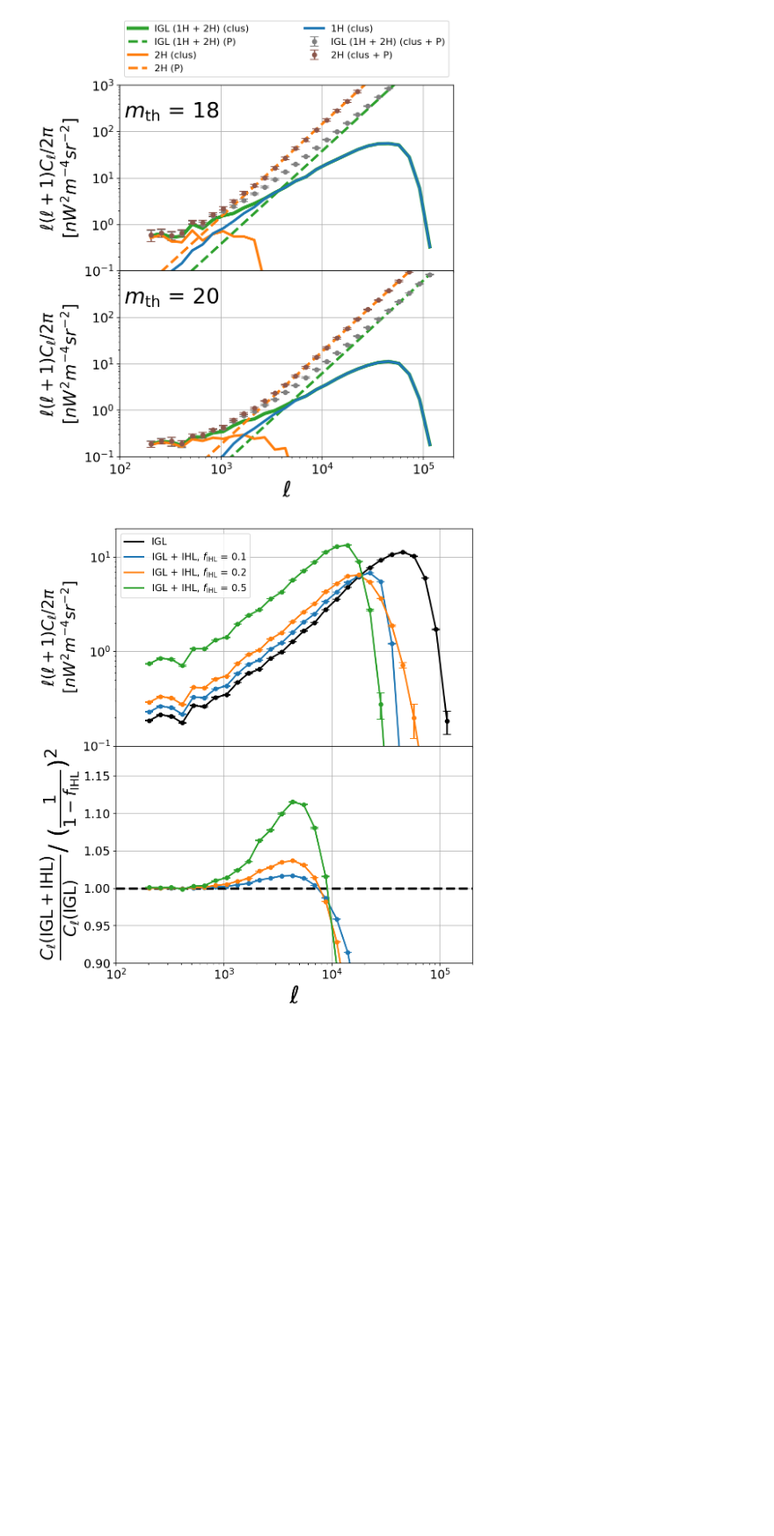
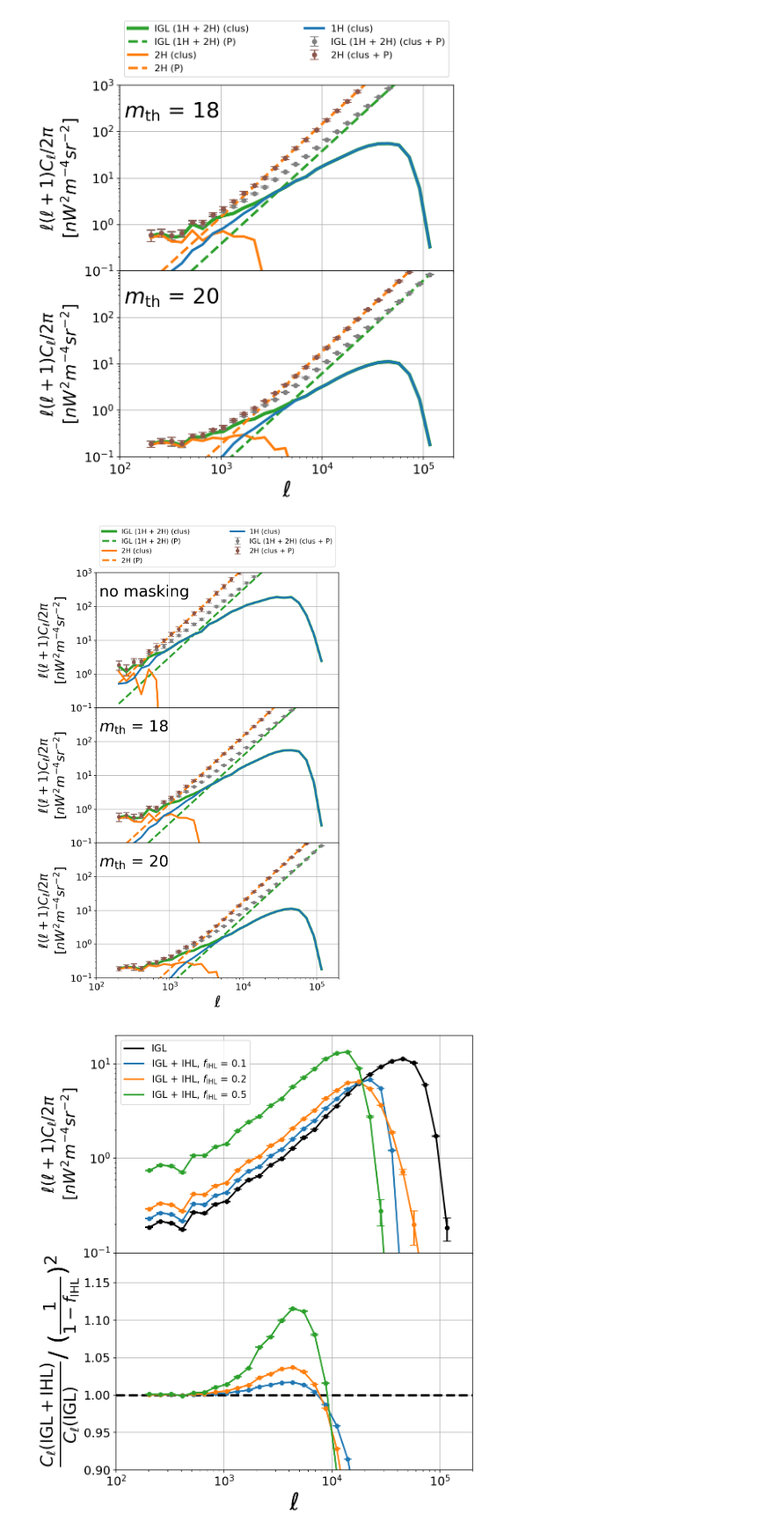
Before and after one commit to yuntingcheng/python_ciber, a Jupyter notebook: stack_modelfit/MICECAT_paperfigs.ipynb, the cells around one changed output. Shown at 88% size. Drawn from its saved outputs; the diff is of its cells as text; code cells hidden in the pictures; blank space fills up the shorter version.

```diff
--- a/stack_modelfit/MICECAT_paperfigs.ipynb
+++ b/stack_modelfit/MICECAT_paperfigs.ipynb
@@ -158,5 +241,75 @@ plt.savefig('plots/MICECAT_paperfig/IGL_Cl.pdf',dpi=100, bbox_inches='tight')
 # %% [output]
 [figure]
+# %%
+fig, ax = plt.subplots(3,1, figsize=(7, 12))
+for i, m_th in enumerate([-np.inf,18,20]):
+    Cl_data = get_Cl_data(ihl_model='NFW', m_th=m_th)
+
+    l = Cl_data['l']
+    Nfields = 50
+    Cl2 = Cl_data['tot']['Cl2']
+    Cla = Cl_data['tot']['Cla']
+    Cl2_shsub = Cl2 - np.tile(np.mean(Cl2[:,-3:], axis=1), (28,1)).T
+    Cla_shsub = Cla - np.tile(np.mean(Cla[:,-3:], axis=1), (28,1)).T
+
+    Dl = l*(l+1)*np.median(Cla, axis=0)/2
+    Dl_err = l*(l+1)*(np.percentile(Cla, 84, axis=0) \
+                      - np.percentile(Cla, 16, axis=0))/2/np.sqrt(Nfields)
+    plot_err_log(l, Dl, Dl_err, ax=ax[i], plot_xerr=False, color='C7',
+                 label='IGL (1H + 2H) (clus + P)')
+
+    Dl = l*(l+1)*np.median(Cla_shsub, axis=0)/2
+    idx_cut = np.where(Dl<0)[0][0]
+    spline_fit = scipy.interpolate.UnivariateSpline(np.log(l[idx_cut-4:idx_cut]),
+                                                    np.log(Dl[idx_cut-4:idx_cut]))
+    Dla_fit = Dl.copy()
+    Dla_fit[idx_cut:] = np.exp(spline_fit(np.log(l[idx_cut:])))
+    ax[i].loglog(l, Dla_fit,'C2', lw=4, label='IGL (1H + 2H) (clus)')
+    Dl = l*(l+1)*np.median(Cla-Cla_shsub, axis=0)/2
+    ax[i].loglog(l, Dl, 'C2--', lw=3, label='IGL (1H + 2H) (P)')
+
+    #===========================
+
+    Dl = l*(l+1)*np.median(Cl2, axis=0)/2
+    Dl_err = l*(l+1)*(np.percentile(Cl2, 84, axis=0) \
+                      - np.percentile(Cl2, 16, axis=0))/2/np.sqrt(Nfields)
+    plot_err_log(l, Dl, Dl_err, ax=ax[i], plot_xerr=False, color='C5', label='2H (clus + P)')
+
+    Dl = l*(l+1)*np.median(Cl2_shsub, axis=0)/2
+    idx_cut = np.where(Dl<0)[0][0]
+    if m_th == -np.inf:
+        idx_cut = 6
+    spline_fit = scipy.interpolate.UnivariateSpline(np.log(l[idx_cut-4:idx_cut]),
+                                                    np.log(Dl[idx_cut-4:idx_cut]))
+    Dl2_fit = Dl.copy()
+    Dl2_fit[idx_cut:] = np.exp(spline_fit(np.log(l[idx_cut:])))
+    ax[i].loglog(l, Dl2_fit,'C1', lw=3, label='2H (clus)')
+    Dl = l*(l+1)*np.median(Cl2-Cl2_shsub, axis=0)/2
+    ax[i].loglog(l, Dl, 'C1--', lw=3, label='2H (P)')
+
+    ax[i].loglog(l, Dla_fit - Dl2_fit,'C0', lw=3, label='1H (clus)')
+
+    ax[i].set_ylim([1e-1,1e3])
+    ax[i].set_xlim([1e2,2e5])
+    ax[i].tick_params(labelsize=15)
+    ax[i].grid()
+    if m_th!= -np.inf:
+        ax[i].text(1.1e2, 2e2, r'$m_{\rm th}$ = %d'%(m_th), fontsize=25)
+    else:
+        ax[i].text(1.1e2, 2e2, r'no masking', fontsize=25)
+ax[0].legend(fontsize=11, bbox_to_anchor=(0., 1.02, 1., 0.1), ncol=2, mode='expand')
+ax[0].set_ylabel(r'$\ell(\ell+1)C_\ell/2\pi$'+'\n'+r'$[nW^{2}m^{-4} sr^{-2}]$', fontsize=20)
+ax[1].set_ylabel(r'$\ell(\ell+1)C_\ell/2\pi$'+'\n'+r'$[nW^{2}m^{-4} sr^{-2}]$', fontsize=20)
+ax[2].set_ylabel(r'$\ell(\ell+1)C_\ell/2\pi$'+'\n'+r'$[nW^{2}m^{-4} sr^{-2}]$', fontsize=20)
+ax[2].set_xlabel(r'$\ell$', fontsize=25)
+ax[0].tick_params(axis='x',labelbottom=False)
+ax[1].tick_params(axis='x',labelbottom=False)
+ax[1].set_yticks([1e-1,1e0,1e1,1e2])
+ax[2].set_yticks([1e-1,1e0,1e1,1e2])
+plt.subplots_adjust(hspace=0)
+plt.savefig('plots/MICECAT_paperfig/IGL_Cl.pdf',dpi=100, bbox_inches='tight')
+# %% [output]
+[figure, added]
 # %%
 m_th = 20
 Cl_data = get_Cl_data(ihl_model='NFW', m_th=m_th)
```
Also changed, not shown: parts of 5 cells of this notebook, 3 other files.
